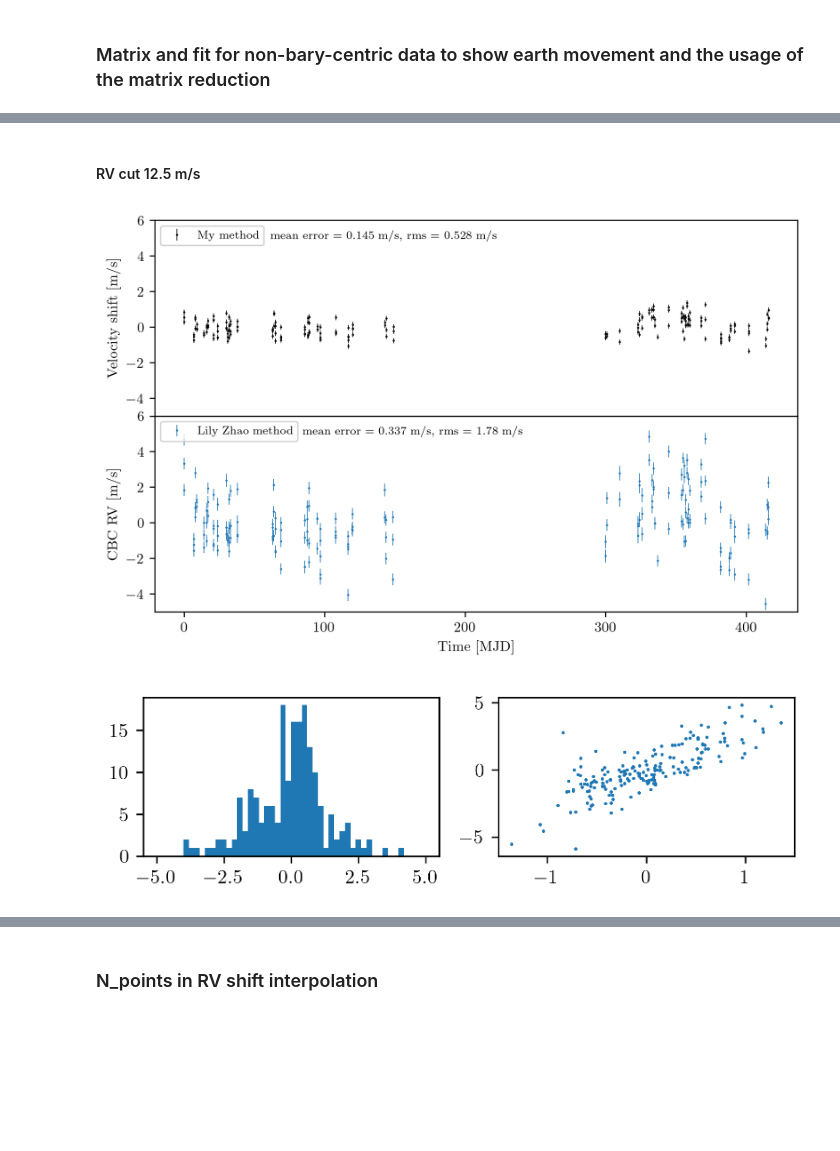
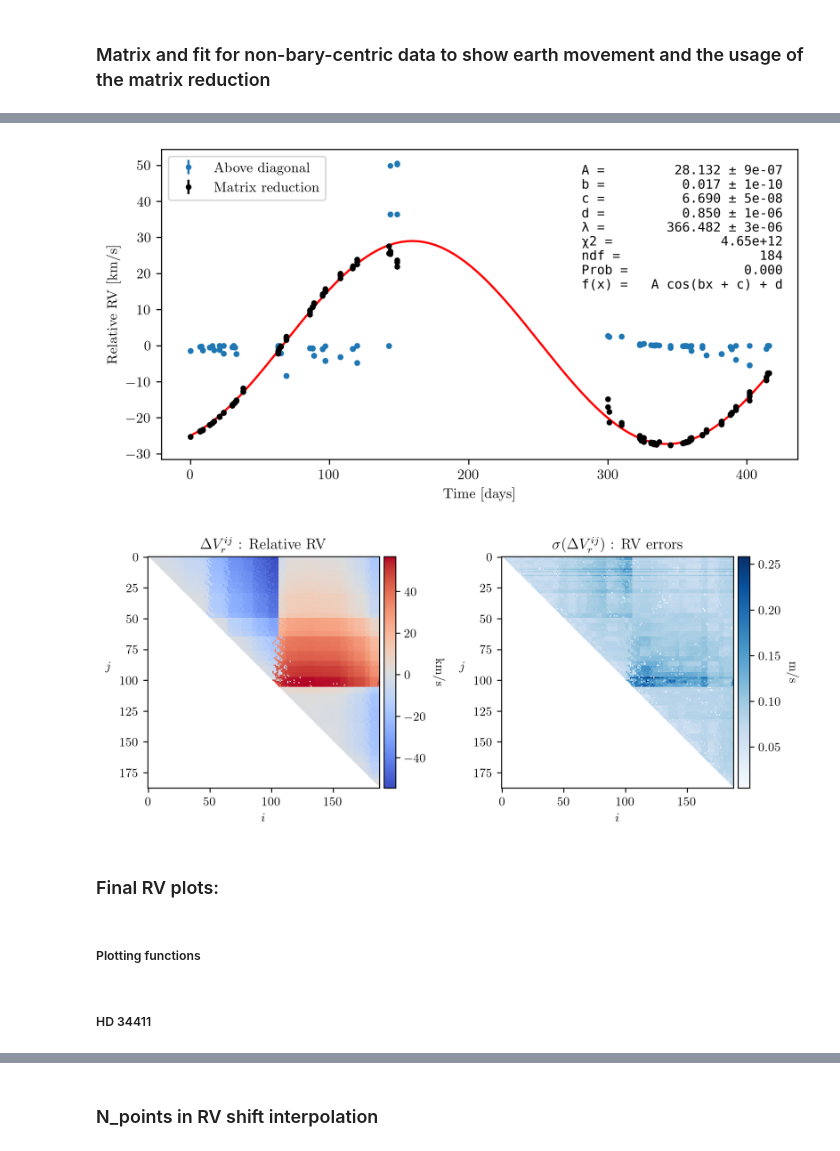
Before and after one commit to Harteg/bachelor-project, a Jupyter notebook: rv_plots.ipynb, the cells around one changed output, grey strips where cells are left out. Cells and saved outputs as stored; diff of their text form; code cells hidden in the pictures; blank space fills up the shorter version.

```diff
--- a/rv_plots.ipynb
+++ b/rv_plots.ipynb
@@ -114,9 +53,0 @@ ax1.legend(loc = "upper left")
-# %%
-# file = "lily_data_results/all_features_34411_ms_bary.npy"
-# file = "lily_data_results/all_features_match2_34411_ms_bary.npy"
-# file = "lily_data_results/all_features_all_obs_34411_ms_non_bary.npy"
-file = "lily_data_results/all_features_match2_all_files_34411_ms_bary.npy"
-result, coords = np.load(file, allow_pickle=True)
-result = filter_z_test_result(result)
-# plot_matrix(*parse_matrix_results(result, coords), plot_ratio=True)
-m, final_shifts, final_shifts_err, days = matrix_reduce_results_file(file, path=SPECTRA_PATH_34411, plot=False, with_date_duplicates=True)
@@ -178,6 +53,0 @@ plot_compare_lily(final_shifts, final_shifts_err, days)
-# %%
-file = "lily_data_results/all_features_match2_all_files_34411_ms_bary.npy"
-result, coords = np.load(file, allow_pickle=True)
-filter_result = remove_outliers_from_result_with_chauvenet(result)
-matrix = parse_matrix_results(filter_result, coords, median_err=True, use_median=True)
-m, final_shifts, final_shifts_err, days = matrix_reduce(*matrix, path=SPECTRA_PATH_34411, plot=False, with_date_duplicates=True)
@@ -193,9 +53,0 @@ plot_compare_lily(final_shifts, final_shifts_err, days)
-# %%
-# file = "lily_data_results/all_features_all_obs_34411_ms_non_bary.npy"
-# file = "lily_data_results/34411_58_match2_ms_bary_err=sqrt1_dist=0.5_area=0.2.npy"
-file = "lily_data_results/all_features_match2_all_files_34411_ms_bary.npy"
-result, coords = np.load(file, allow_pickle=True)
-filter_result = remove_outliers_from_result_with_chauvenet(result)
-matrix = parse_matrix_results(filter_result, coords, median_err=True)
-# plot_matrix(*parse_matrix_results(result, coords), plot_ratio=True)
-m, final_shifts, final_shifts_err, days = matrix_reduce(*matrix, path=SPECTRA_PATH_34411, plot=False, with_date_duplicates=True)
@@ -207,16 +54,16 @@ plot_compare_lily(final_shifts, final_shifts_err, days)
-# %% [markdown]
-#### RV cut 12.5 m/s
-# %%
-file = "lily_data_results/all_features_all_obs_34411_ms_non_bary.npy"
-# file = "lily_data_results/all_features_match2_all_files_34411_ms_bary.npy"
-# file = "lily_data_results/34411_58_match2_ms_bary_err=sqrt1_dist=0.5_area=0.2.npy"
-result, coords = np.load(file, allow_pickle=True)
-filter_result = remove_outliers_from_result_with_rv_cut(result)
-matrix = parse_matrix_results(filter_result, coords, median_err=True)
-# plot_matrix(*parse_matrix_results(result, coords), plot_ratio=True)
-m, final_shifts, final_shifts_err, days = matrix_reduce(*matrix, path=SPECTRA_PATH_34411, plot=False, with_date_duplicates=True)
-# %%
-plot_compare_lily(final_shifts, final_shifts_err, days)
-# %% [output]
-[figure, removed]
-[figure, removed]
+# %%
+fit_final_shifts(final_shifts, final_shifts_err, diff_matrix, diff_matrix_err, with_date_duplicates=True,
+    # save_as="latex/figures/shift_non_bary_centric.pdf"
+)
+# %% [output]
+[figure, added]
+# %%
+plot_matrix(diff_matrix, diff_matrix_err, plot_ratio=False, kms=True, colormap1="coolwarm",
+    # save_as="latex/figures/shfits_matrix_non_bary.pdf"
+)
+# %% [output]
+[figure, added]
+# %% [markdown]
+### Final RV plots:
+# %% [markdown]
+##### Plotting functions
@@ -222,0 +240,2 @@ plot_compare_lily(final_shifts, final_shifts_err, days)
+# %% [markdown]
+##### HD 34411
```
Also changed, not shown: parts of 41 cells of this notebook, 54 other files.
